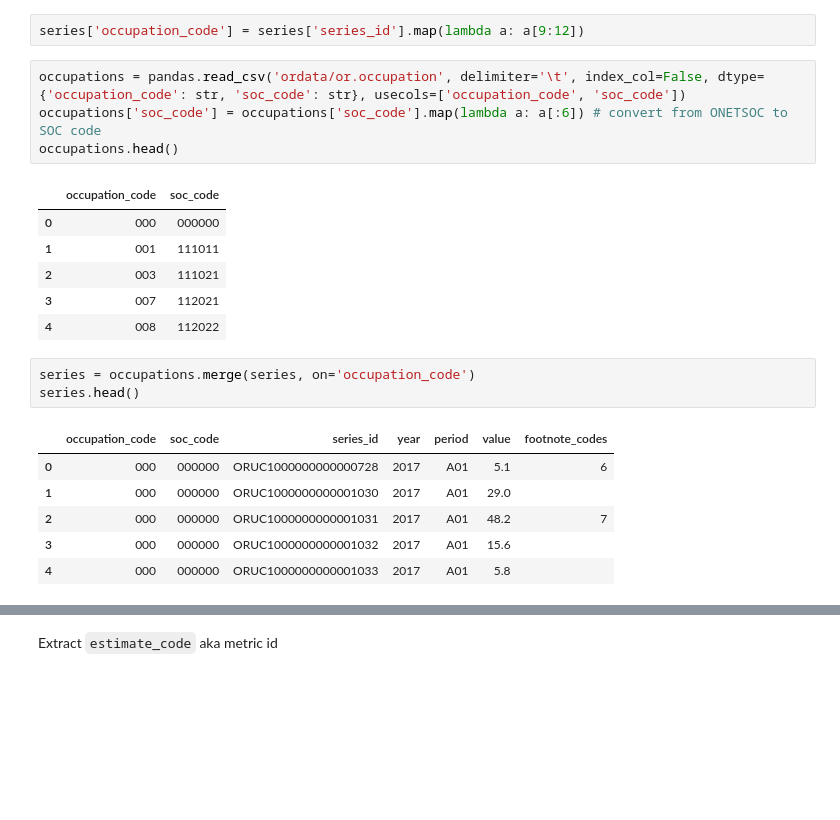
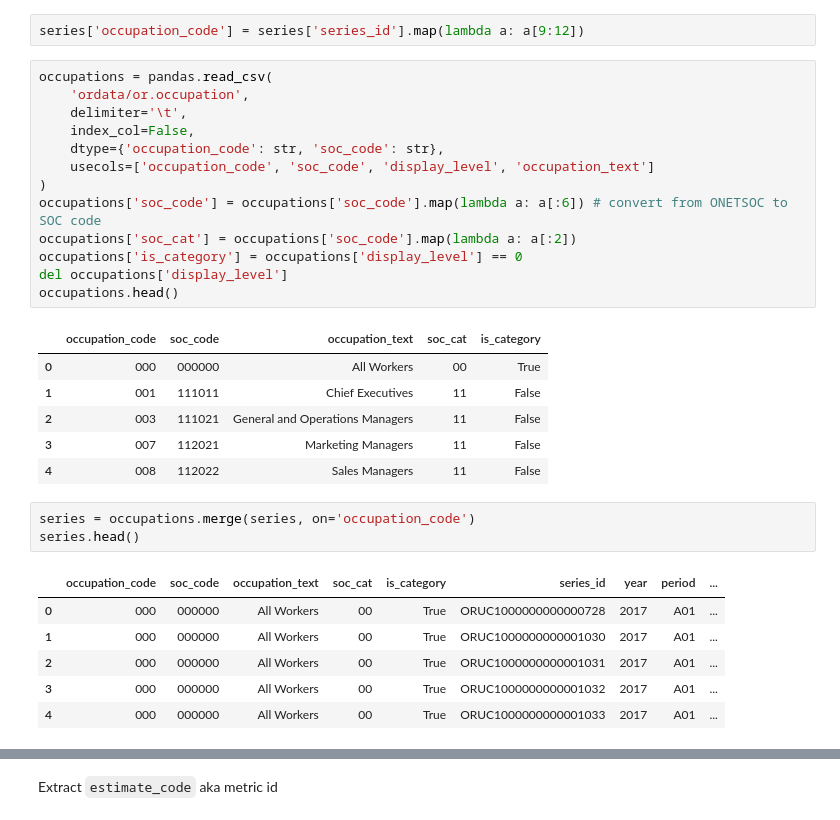
Before and after one commit to bunsenmcdubbs/bls-career-quiz, a Jupyter notebook: data_preproc.ipynb, the cells around one changed output, grey strips where cells are left out. Drawn from its saved outputs; the diff is of its cells as text; blank space fills up the shorter version.

```diff
--- a/data_preproc.ipynb
+++ b/data_preproc.ipynb
@@ -69,23 +69,32 @@ len(series_prefix.unique()), len(occupation_code.unique())
 # %%
 series['occupation_code'] = series['series_id'].map(lambda a: a[9:12])
 # %%
-occupations = pandas.read_csv('ordata/or.occupation', delimiter='\t', index_col=False, dtype={'occupation_code': str, 'soc_code': str}, usecols=['occupation_code', 'soc_code'])
+occupations = pandas.read_csv(
+    'ordata/or.occupation',
+    delimiter='\t',
+    index_col=False,
+    dtype={'occupation_code': str, 'soc_code': str},
+    usecols=['occupation_code', 'soc_code', 'display_level', 'occupation_text']
+)
 occupations['soc_code'] = occupations['soc_code'].map(lambda a: a[:6]) # convert from ONETSOC to SOC code
+occupations['soc_cat'] = occupations['soc_code'].map(lambda a: a[:2])
+occupations['is_category'] = occupations['display_level'] == 0
+del occupations['display_level']
 occupations.head()
 # %% [output]
-|  | occupation_code | soc_code |
-| 0 | 000 | 000000 |
-| 1 | 001 | 111011 |
-| 2 | 003 | 111021 |
-| 3 | 007 | 112021 |
-| 4 | 008 | 112022 |
+|  | occupation_code | soc_code | occupation_text | soc_cat | is_category |
+| 0 | 000 | 000000 | All Workers | 00 | True |
+| 1 | 001 | 111011 | Chief Executives | 11 | False |
+| 2 | 003 | 111021 | General and Operations Managers | 11 | False |
+| 3 | 007 | 112021 | Marketing Managers | 11 | False |
+| 4 | 008 | 112022 | Sales Managers | 11 | False |
 # %%
 series = occupations.merge(series, on='occupation_code')
 series.head()
 # %% [output]
-|  | occupation_code | soc_code | series_id | year | period | value | footnote_codes |
-| 0 | 000 | 000000 | ORUC1000000000000728 | 2017 | A01 | 5.1 | 6 |
-| 1 | 000 | 000000 | ORUC1000000000001030 | 2017 | A01 | 29.0 |  |
-| 2 | 000 | 000000 | ORUC1000000000001031 | 2017 | A01 | 48.2 | 7 |
-| 3 | 000 | 000000 | ORUC1000000000001032 | 2017 | A01 | 15.6 |  |
-| 4 | 000 | 000000 | ORUC1000000000001033 | 2017 | A01 | 5.8 |  |
+|  | occupation_code | soc_code | occupation_text | soc_cat | is_category | series_id | year | period | ... |
+| 0 | 000 | 000000 | All Workers | 00 | True | ORUC1000000000000728 | 2017 | A01 | ... |
+| 1 | 000 | 000000 | All Workers | 00 | True | ORUC1000000000001030 | 2017 | A01 | ... |
+| 2 | 000 | 000000 | All Workers | 00 | True | ORUC1000000000001031 | 2017 | A01 | ... |
+| 3 | 000 | 000000 | All Workers | 00 | True | ORUC1000000000001032 | 2017 | A01 | ... |
+| 4 | 000 | 000000 | All Workers | 00 | True | ORUC1000000000001033 | 2017 | A01 | ... |
```
Also changed, not shown: parts of 14 cells of this notebook, 6 other files.
